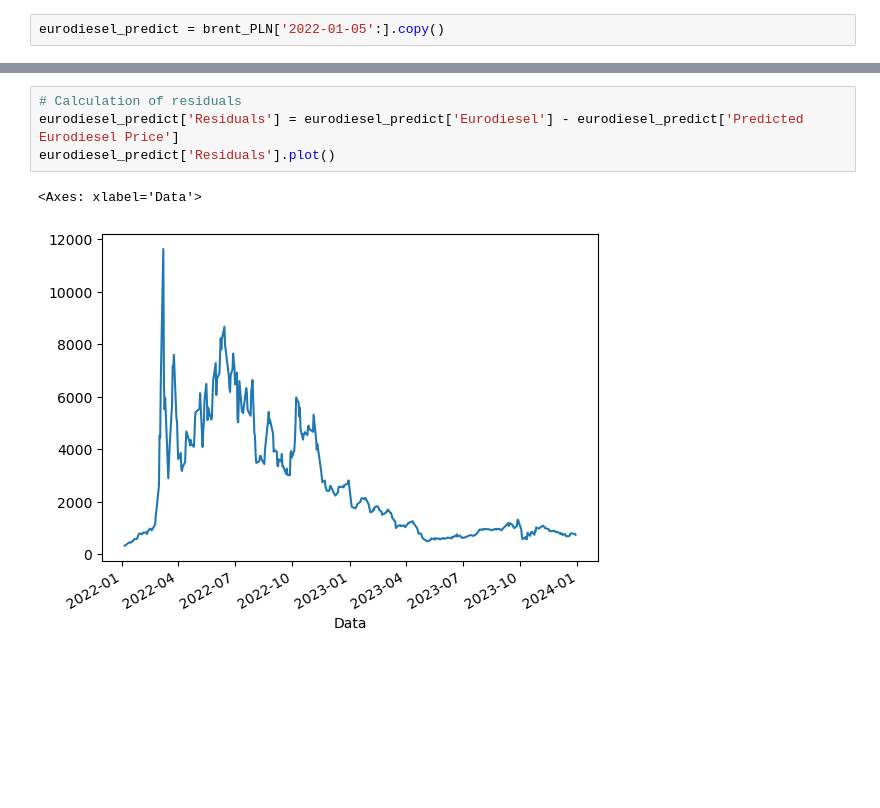
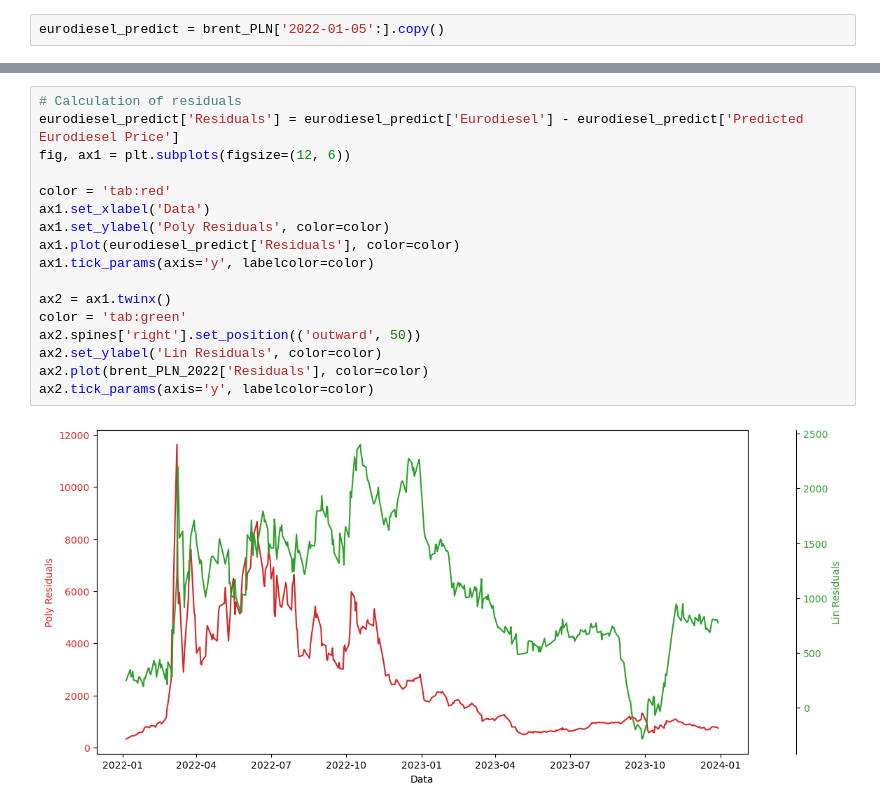
Before and after one commit to mariuszkam4/Orlen_fuel_prices, a Jupyter notebook: Orlen_fuel_prices.ipynb, the cells around one changed output, grey strips where cells are left out. Cells and saved outputs as stored; diff of their text form; blank space fills up the shorter version.

```diff
--- a/Orlen_fuel_prices.ipynb
+++ b/Orlen_fuel_prices.ipynb
@@ -680,7 +689,19 @@ plt.show()
-# %%
-# Calculation of residuals
-eurodiesel_predict['Residuals'] = eurodiesel_predict['Eurodiesel'] - eurodiesel_predict['Predicted Eurodiesel Price']
-eurodiesel_predict['Residuals'].plot()
-# %% [output]
-<Axes: xlabel='Data'>
-[figure, removed]
+# %%
+# Calculation of residuals
+eurodiesel_predict['Residuals'] = eurodiesel_predict['Eurodiesel'] - eurodiesel_predict['Predicted Eurodiesel Price']
+fig, ax1 = plt.subplots(figsize=(12, 6))
+
+color = 'tab:red'
+ax1.set_xlabel('Data')
+ax1.set_ylabel('Poly Residuals', color=color)
+ax1.plot(eurodiesel_predict['Residuals'], color=color)
+ax1.tick_params(axis='y', labelcolor=color)
+
+ax2 = ax1.twinx()
+color = 'tab:green'
+ax2.spines['right'].set_position(('outward', 50))
+ax2.set_ylabel('Lin Residuals', color=color)
+ax2.plot(brent_PLN_2022['Residuals'], color=color)
+ax2.tick_params(axis='y', labelcolor=color)
+# %% [output]
+[figure, added]
```
Also changed, not shown: parts of 15 cells of this notebook.
